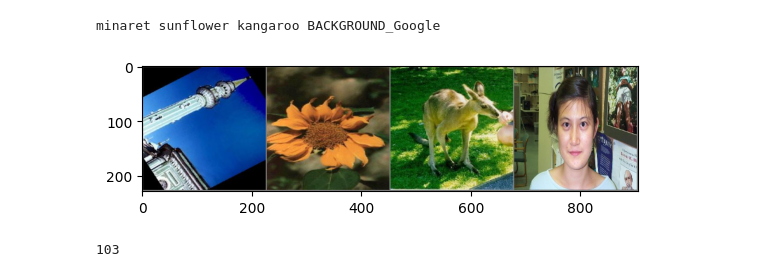
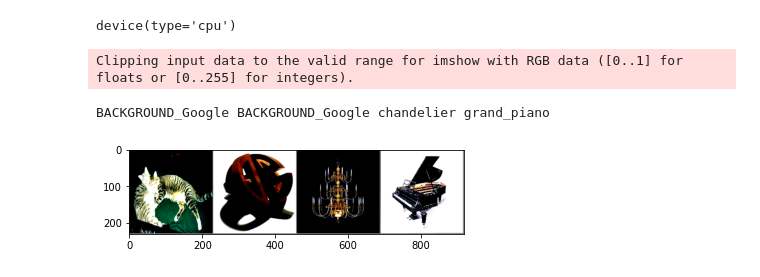
Before and after one commit to Tomiwa-dev/alexnet, a Jupyter notebook: main.ipynb, the cells around one changed output. Cells and saved outputs as stored; diff of their text form; code cells hidden in the pictures.

```diff
--- a/main.ipynb
+++ b/main.ipynb
@@ -33,0 +13,4 @@ test
+# %%
+device
+# %% [output]
+device(type='cpu')
@@ -34,24 +20,45 @@ test
+# %%
+dataset = datasets.ImageFolder("./data/caltech101/101_ObjectCategories/", transforms.Compose([
+        transforms.ToTensor(),
+        transforms.Normalize(mean=[0.485, 0.456, 0.406], std=[0.229, 0.224, 0.225]),
+        transforms.Resize((227,227))
+    ]))
+        # input size should be : (b x 3 x 227 x 227)
+        # The image in the original paper states that width and height are 224 pixels, but
+        # the dimensions after first convolution layer do not lead to 55 x 55.
+
+train, test = torch.utils.data.random_split(dataset,[7000,2144])
+
+
+train_ds = torch.utils.data.DataLoader(train, batch_size=4,
+                                          shuffle=True)
+# %%
+classes = []
+labels = dataset.class_to_idx
+for i in labels:
+    classes.append(i)
 # %%
 import matplotlib.pyplot as plt
 import numpy as np
 
 # functions to show an image
 
 
 def imshow(img):
     img = img / 2 + 0.5     # unnormalize
     npimg = img.numpy()
     plt.imshow(np.transpose(npimg, (1, 2, 0)))
 
 
 # get some random training images
-dataiter = iter(train)
-images, label = dataiter.next()
+dataiter = iter(train_ds)
+images, label = next(dataiter)
 
 # show images
 imshow(torchvision.utils.make_grid(images))
 # print labels
-print(' '.join('%5s' % labels[label[j]] for j in range(4)))
+print(' '.join('%5s' % classes[label[j]] for j in range(4)))
 # %% [output]
-minaret sunflower kangaroo BACKGROUND_Google
+Clipping input data to the valid range for imshow with RGB data ([0..1] for floats or [0..255] for integers).
+BACKGROUND_Google BACKGROUND_Google chandelier grand_piano
-[figure, old version]
+[figure, new version]
@@ -64,6 +65 @@ with os.scandir('/workspace/alexnet/data/caltech101/101_ObjectCategories') as cl
-# %%
-num_classes = len(labels)
-num_classes
-# %% [output]
-103
 # %%
```
Also changed, not shown: parts of 10 cells of this notebook, 15 other files.
